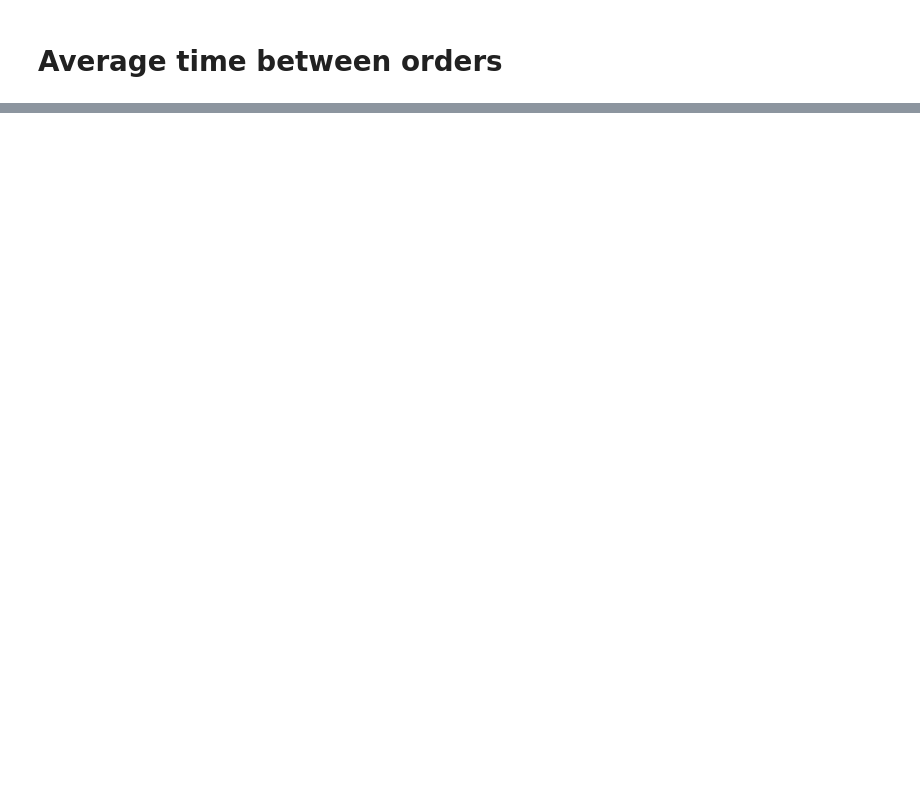
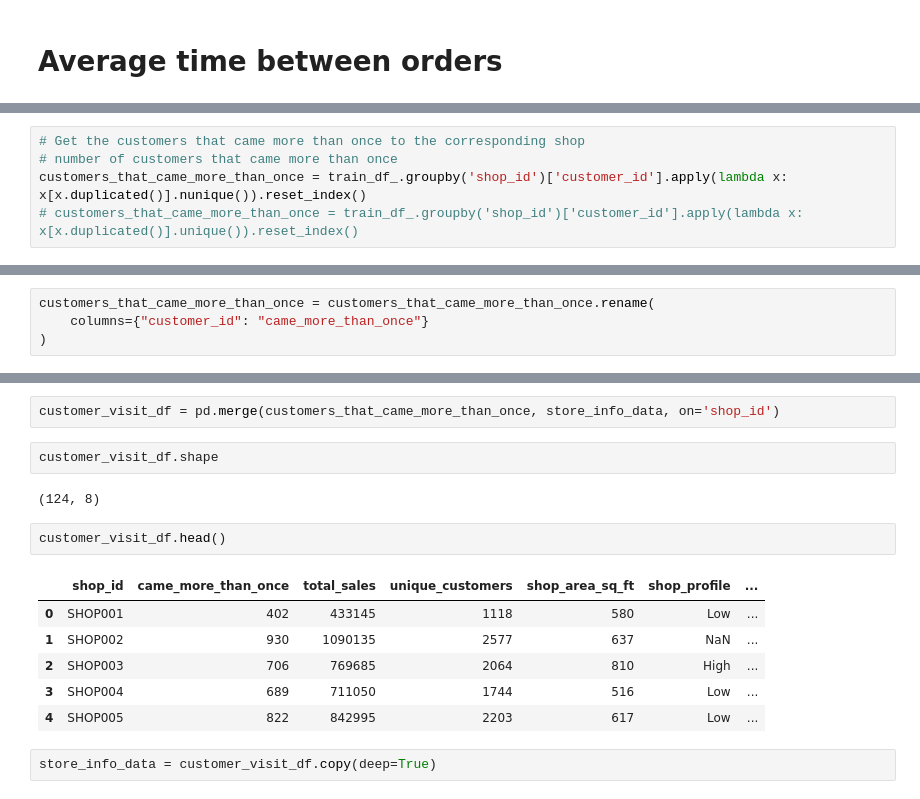
Before and after one commit to joelsathi/DataStorm-4.0-BrainLeftException, a Jupyter notebook: competition-notebook.ipynb, the cells around one changed output, grey strips where cells are left out. Saved outputs shown, nothing was run; the diff lists cells and outputs as text; blank space fills up the shorter version.

Commit message:
customers came more than once

```diff
--- a/competition-notebook.ipynb
+++ b/competition-notebook.ipynb
@@ -436,0 +426,5 @@ store_info_data.head()
+# %%
+# Get the customers that came more than once to the corresponding shop
+# number of customers that came more than once
+customers_that_came_more_than_once = train_df_.groupby('shop_id')['customer_id'].apply(lambda x: x[x.duplicated()].nunique()).reset_index()
+# customers_that_came_more_than_once = train_df_.groupby('shop_id')['customer_id'].apply(lambda x: x[x.duplicated()].unique()).reset_index()
@@ -436,0 +440,4 @@ store_info_data.head()
+# %%
+customers_that_came_more_than_once = customers_that_came_more_than_once.rename(
+    columns={"customer_id": "came_more_than_once"}
+)
@@ -436,0 +453,17 @@ store_info_data.head()
+# %%
+customer_visit_df = pd.merge(customers_that_came_more_than_once, store_info_data, on='shop_id')
+# %%
+customer_visit_df.shape
+# %% [output]
+(124, 8)
+# %%
+customer_visit_df.head()
+# %% [output]
+|  | shop_id | came_more_than_once | total_sales | unique_customers | shop_area_sq_ft | shop_profile | ... |
+| 0 | SHOP001 | 402 | 433145 | 1118 | 580 | Low | ... |
+| 1 | SHOP002 | 930 | 1090135 | 2577 | 637 | NaN | ... |
+| 2 | SHOP003 | 706 | 769685 | 2064 | 810 | High | ... |
+| 3 | SHOP004 | 689 | 711050 | 1744 | 516 | Low | ... |
+| 4 | SHOP005 | 822 | 842995 | 2203 | 617 | Low | ... |
+# %%
+store_info_data = customer_visit_df.copy(deep=True)
```
Also changed, not shown: parts of 16 cells of this notebook.
